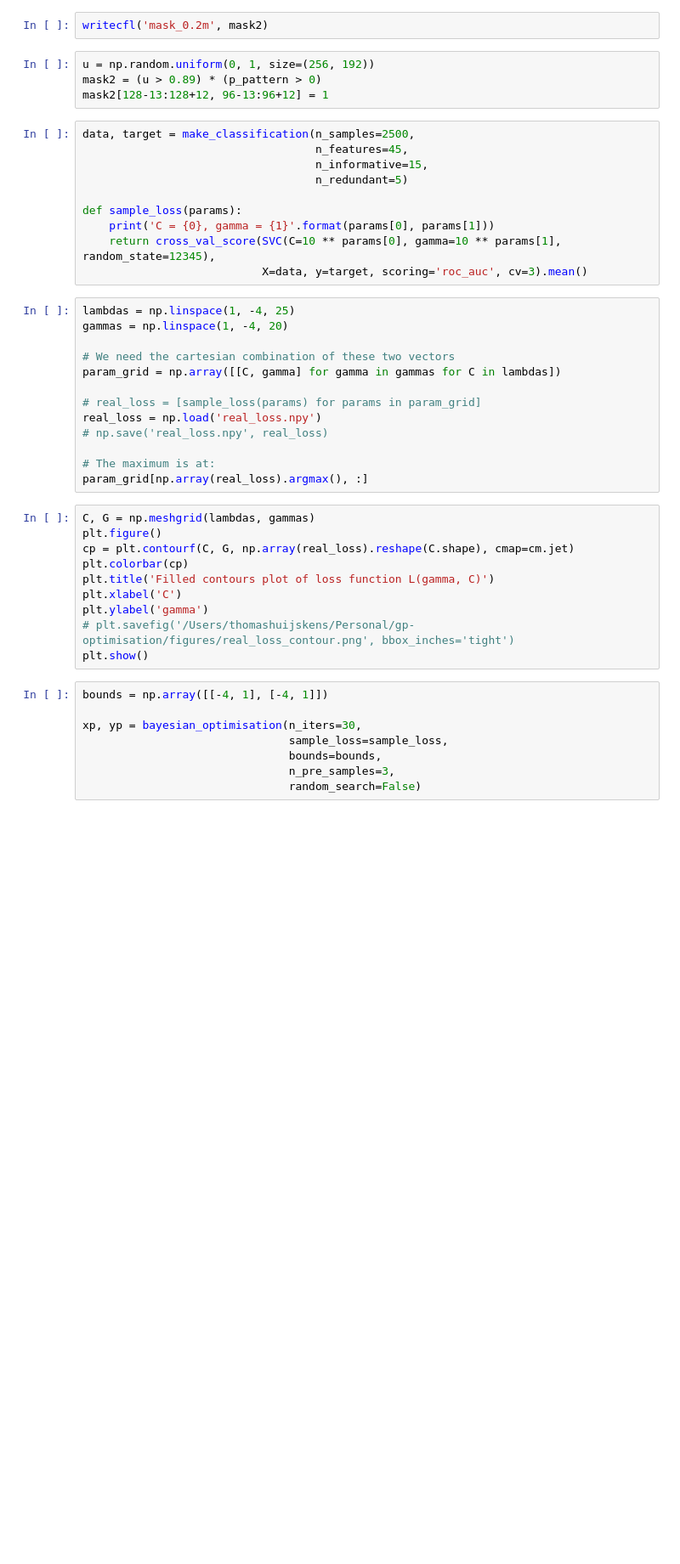
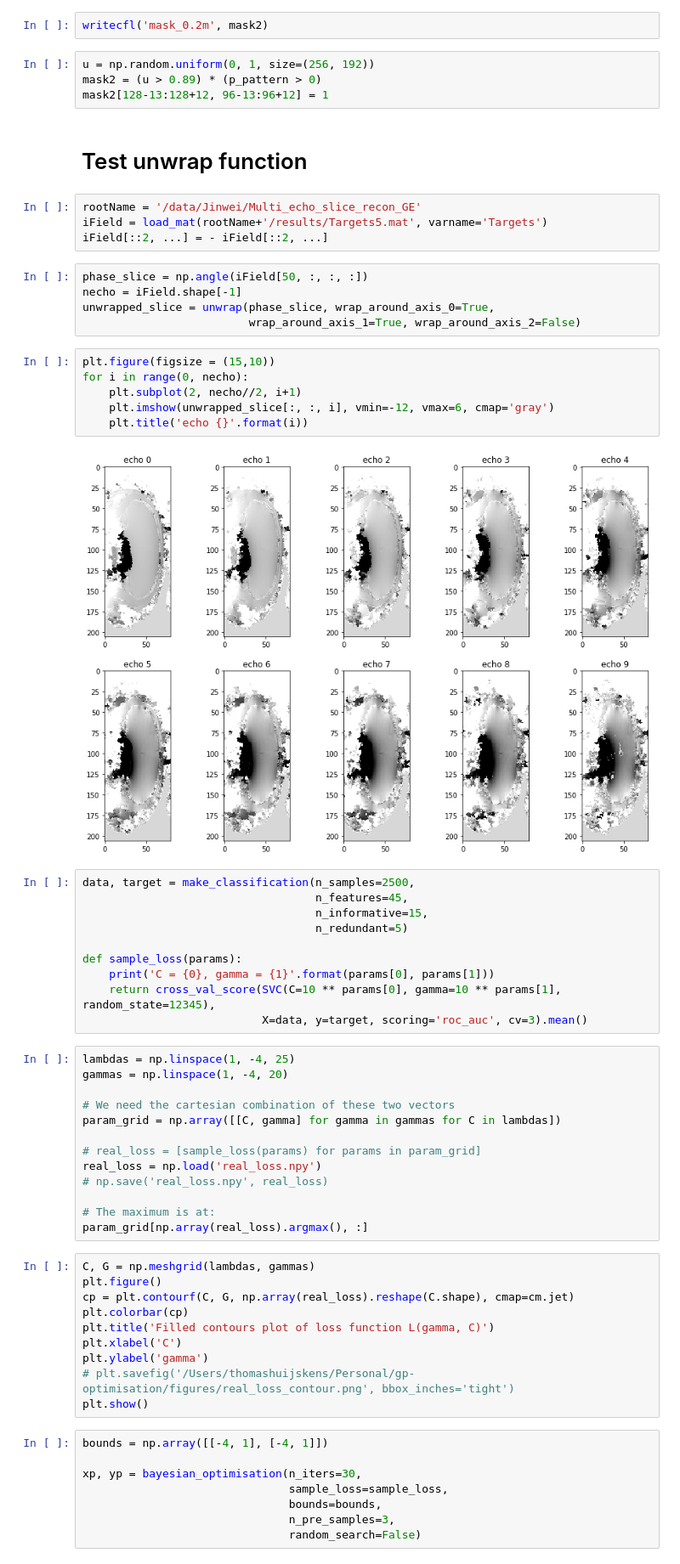
Before and after one commit to Jinwei1209/LARO, a Jupyter notebook: bayesOpt/sum-opt.ipynb, the cells around one changed output. Shown at 85% size. Drawn from its saved outputs; the diff is of its cells as text; blank space fills up the shorter version.

Commit message:
Update of Multi-echo GRE recon project

```diff
--- a/bayesOpt/sum-opt.ipynb
+++ b/bayesOpt/sum-opt.ipynb
@@ -97,6 +91,25 @@ writecfl('mask_0.2m', mask2)
 u = np.random.uniform(0, 1, size=(256, 192))
 mask2 = (u > 0.89) * (p_pattern > 0)
 mask2[128-13:128+12, 96-13:96+12] = 1
+# %% [markdown]
+# Test unwrap function
+# %%
+rootName = '/data/Jinwei/Multi_echo_slice_recon_GE'
+iField = load_mat(rootName+'/results/Targets5.mat', varname='Targets')
+iField[::2, ...] = - iField[::2, ...]
+# %%
+phase_slice = np.angle(iField[50, :, :, :])
+necho = iField.shape[-1]
+unwrapped_slice = unwrap(phase_slice, wrap_around_axis_0=True,
+                         wrap_around_axis_1=True, wrap_around_axis_2=False)
+# %%
+plt.figure(figsize = (15,10))
+for i in range(0, necho):
+    plt.subplot(2, necho//2, i+1)
+    plt.imshow(unwrapped_slice[:, :, i], vmin=-12, vmax=6, cmap='gray')
+    plt.title('echo {}'.format(i))
+# %% [output]
+[figure, added]
 # %%
 data, target = make_classification(n_samples=2500,
                                    n_features=45,
```
Also changed, not shown: parts of 3 cells of this notebook, 12 other files.
